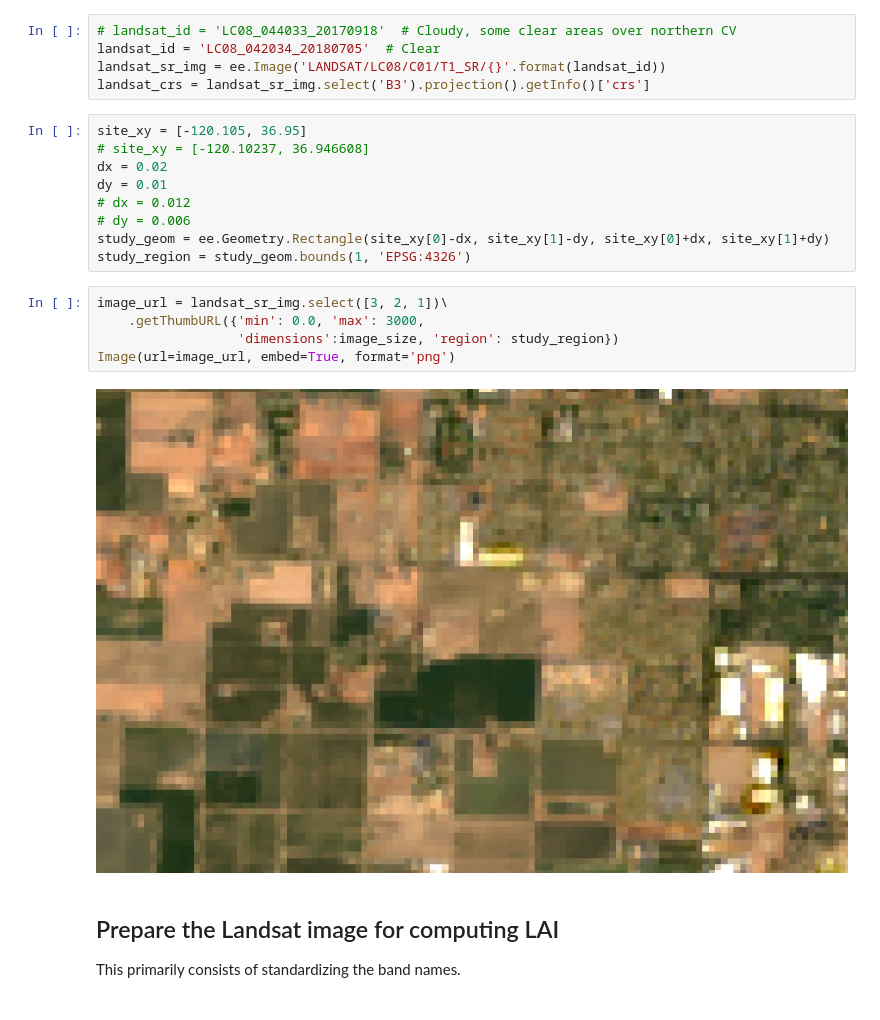
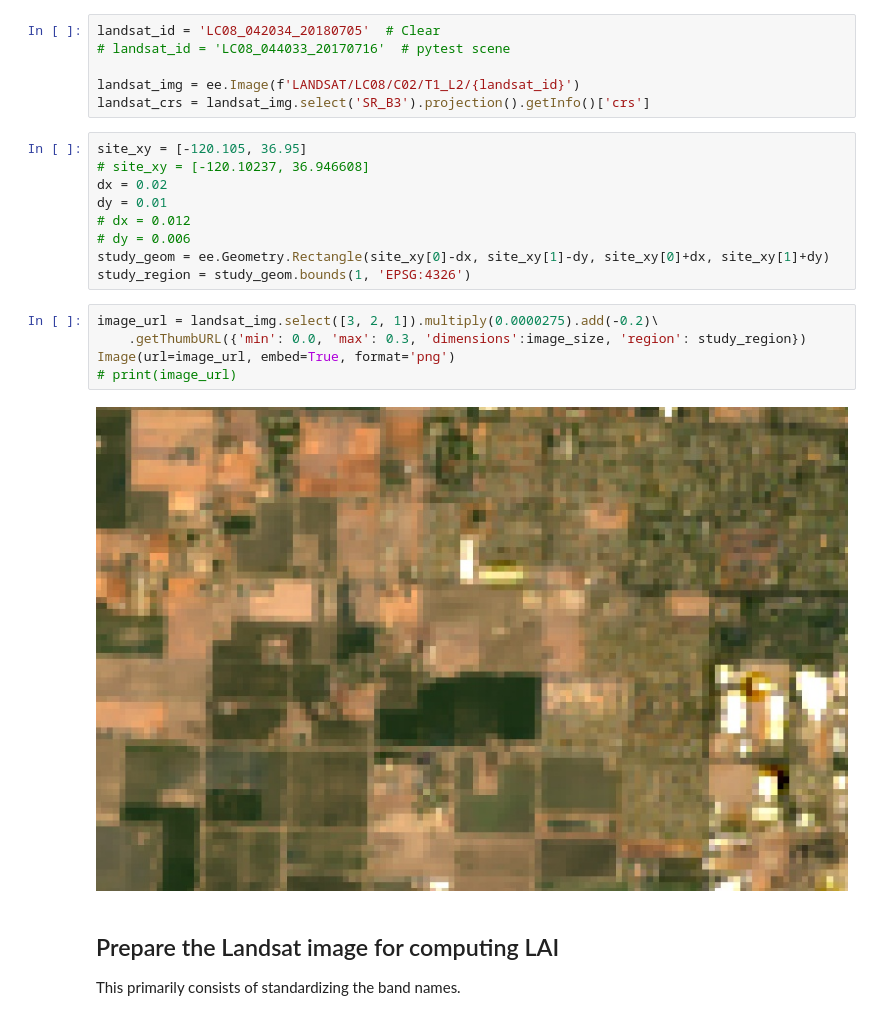
Before and after one commit to Open-ET/openet-landsat-lai, a Jupyter notebook: examples/landsat_lai_static.ipynb, the cells around one changed output. Saved outputs shown, nothing was run; the diff lists cells and outputs as text.

```diff
--- a/examples/landsat_lai_static.ipynb
+++ b/examples/landsat_lai_static.ipynb
@@ -15,10 +15,11 @@ ndvi_palette = ['EFE7E1', '003300']
 
 image_size = 768
 # %%
-# landsat_id = 'LC08_044033_20170918'  # Cloudy, some clear areas over northern CV
 landsat_id = 'LC08_042034_20180705'  # Clear
-landsat_sr_img = ee.Image('LANDSAT/LC08/C01/T1_SR/{}'.format(landsat_id))
-landsat_crs = landsat_sr_img.select('B3').projection().getInfo()['crs']
+# landsat_id = 'LC08_044033_20170716'  # pytest scene
+
+landsat_img = ee.Image(f'LANDSAT/LC08/C02/T1_L2/{landsat_id}')
+landsat_crs = landsat_img.select('SR_B3').projection().getInfo()['crs']
 # %%
 site_xy = [-120.105, 36.95]
 # site_xy = [-120.10237, 36.946608]
@@ -29,12 +30,12 @@ dy = 0.01
 study_geom = ee.Geometry.Rectangle(site_xy[0]-dx, site_xy[1]-dy, site_xy[0]+dx, site_xy[1]+dy)
 study_region = study_geom.bounds(1, 'EPSG:4326')
 # %%
-image_url = landsat_sr_img.select([3, 2, 1])\
-    .getThumbURL({'min': 0.0, 'max': 3000,
-                  'dimensions':image_size, 'region': study_region})
+image_url = landsat_img.select([3, 2, 1]).multiply(0.0000275).add(-0.2)\
+    .getThumbURL({'min': 0.0, 'max': 0.3, 'dimensions':image_size, 'region': study_region})
 Image(url=image_url, embed=True, format='png')
+# print(image_url)
 # %% [output]
-[figure, old version]
+[figure, new version]
 # %% [markdown]
 ## Prepare the Landsat image for computing LAI
 
```
Also changed, not shown: parts of 9 cells of this notebook, 6 other files.
